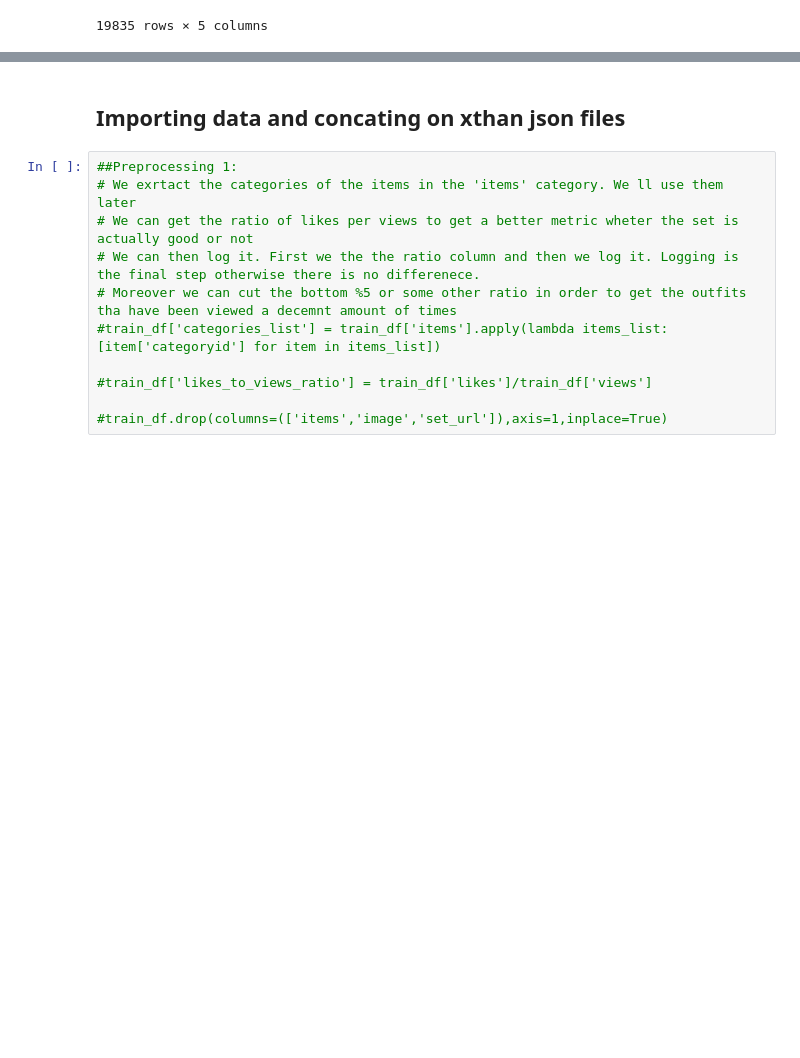
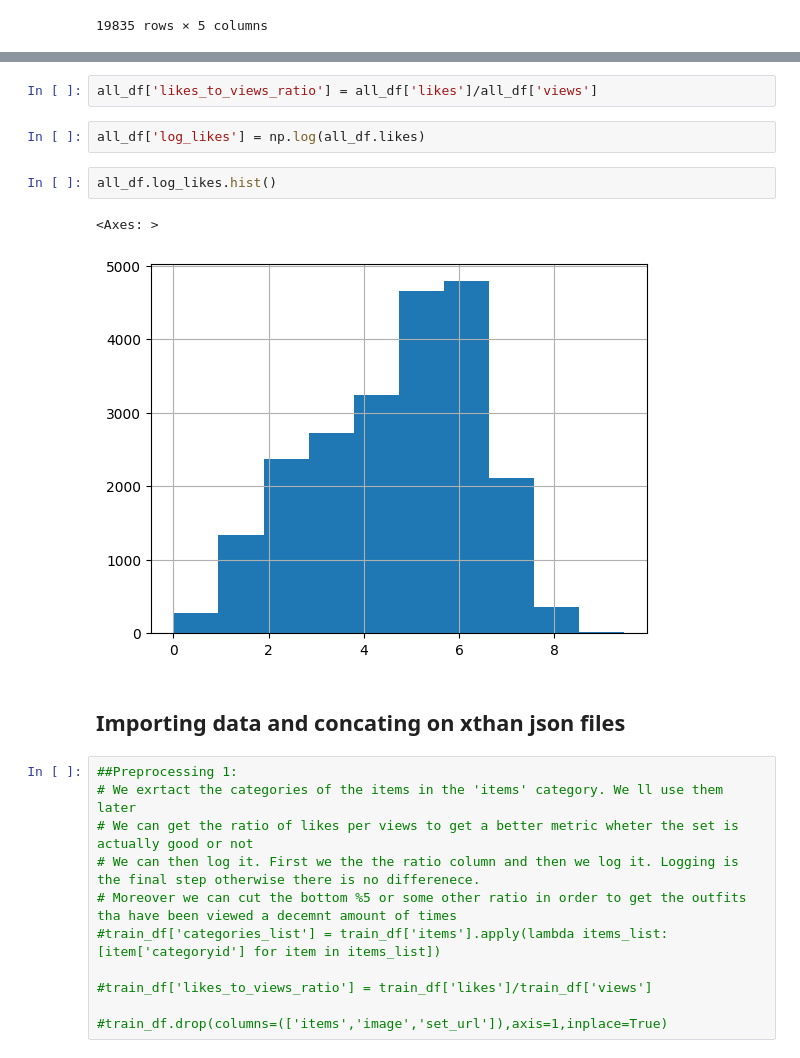
Before and after one commit to thanbskt/Recommendation_tool, a Jupyter notebook: Preprocessing_outfits.ipynb, the cells around one changed output, grey strips where cells are left out. Cells and saved outputs as stored; diff of their text form; blank space fills up the shorter version.

```diff
--- a/Preprocessing_outfits.ipynb
+++ b/Preprocessing_outfits.ipynb
@@ -126,3 +86,12 @@ df['likes'].hist()
+# %%
+all_df['likes_to_views_ratio'] = all_df['likes']/all_df['views']
+# %%
+all_df['log_likes'] = np.log(all_df.likes)
+# %%
+all_df.log_likes.hist()
+# %% [output]
+<Axes: >
+[figure, added]
 # %% [markdown]
 ## Importing data and concating on xthan json files
 # %%
```
Also changed, not shown: parts of 22 cells of this notebook, 1 other file.
